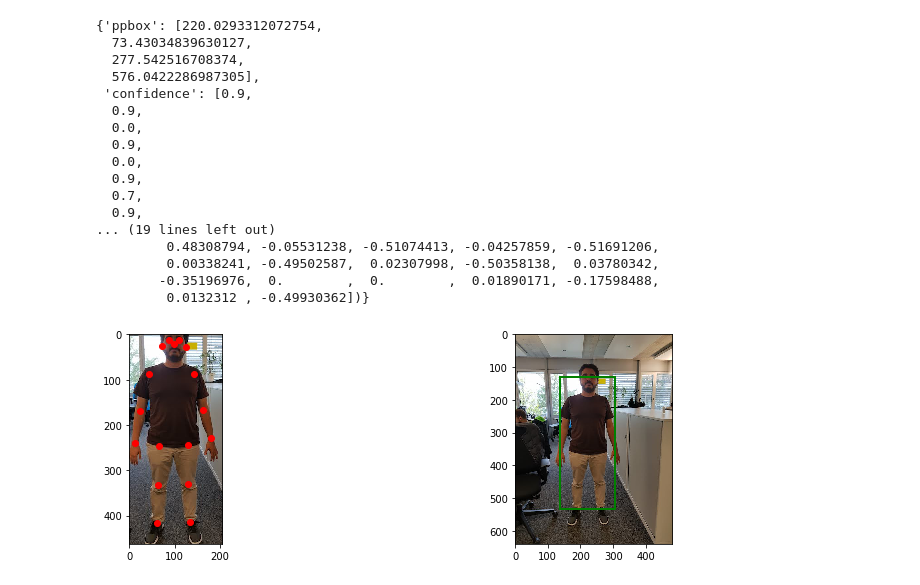
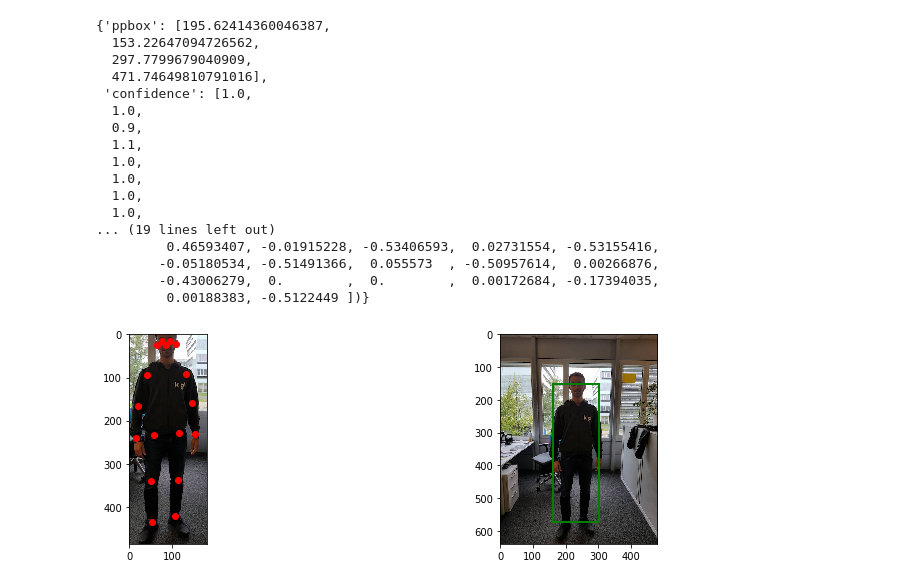
Before and after one commit to Parrotlife/3D-2D_Human_Pose_Generation-Lib, a Jupyter notebook: Untitled.ipynb, the cells around one changed output. Drawn from its saved outputs; the diff is of its cells as text; code cells hidden in the pictures.

```diff
--- a/Untitled.ipynb
+++ b/Untitled.ipynb
@@ -21,24 +22,24 @@ we loaded 12 pedestrians
 # %%
-pifpaf[1]
+pifpaf[6]
 # %% [output]
-{'ppbox': [220.0293312072754,
-  73.43034839630127,
-  277.542516708374,
-  576.0422286987305],
- 'confidence': [0.9,
+{'ppbox': [195.62414360046387,
+  153.22647094726562,
+  297.7799679040909,
+  471.74649810791016],
+ 'confidence': [1.0,
+  1.0,
   0.9,
-  0.0,
-  0.9,
-  0.0,
-  0.9,
-  0.7,
-  0.9,
+  1.1,
+  1.0,
+  1.0,
+  1.0,
+  1.0,
 ... (19 lines left out)
-         0.48308794, -0.05531238, -0.51074413, -0.04257859, -0.51691206,
-         0.00338241, -0.49502587,  0.02307998, -0.50358138,  0.03780342,
-        -0.35196976,  0.        ,  0.        ,  0.01890171, -0.17598488,
-         0.0132312 , -0.49930362])}
+         0.46593407, -0.01915228, -0.53406593,  0.02731554, -0.53155416,
+        -0.05180534, -0.51491366,  0.055573  , -0.50957614,  0.00266876,
+        -0.43006279,  0.        ,  0.        ,  0.00172684, -0.17394035,
+         0.00188383, -0.5122449 ])}
 # %%
-vs2d.show_pp_on_image(pifpaf[5],'../../jeanmarc_data/data/proportions_images/','.jpg')
+vs.show_pp_on_image(pifpaf[4],'../../jeanmarc_data/data/proportions_images/','.jpg')
 # %% [output]
-[figure, old version]
+[figure, new version]
```
Also changed, not shown: parts of 35 cells of this notebook, 3 other files.
